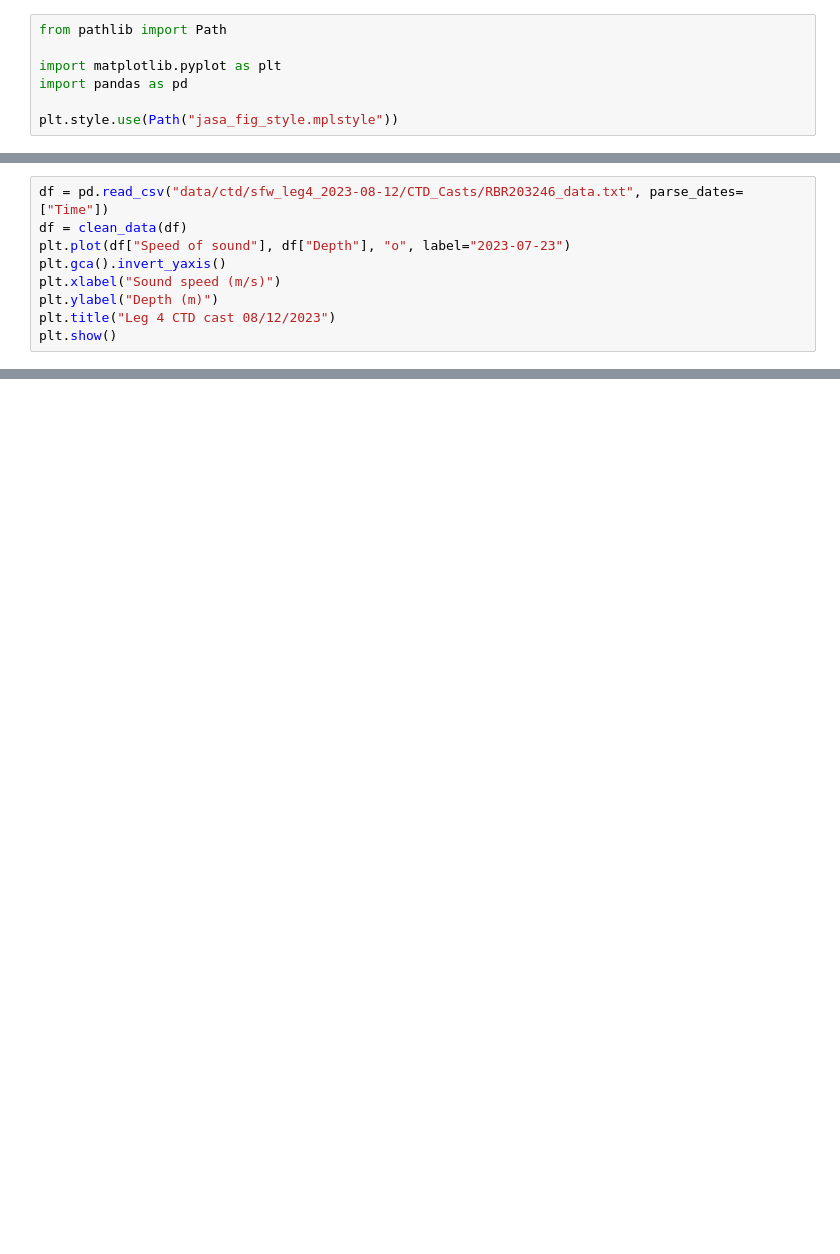
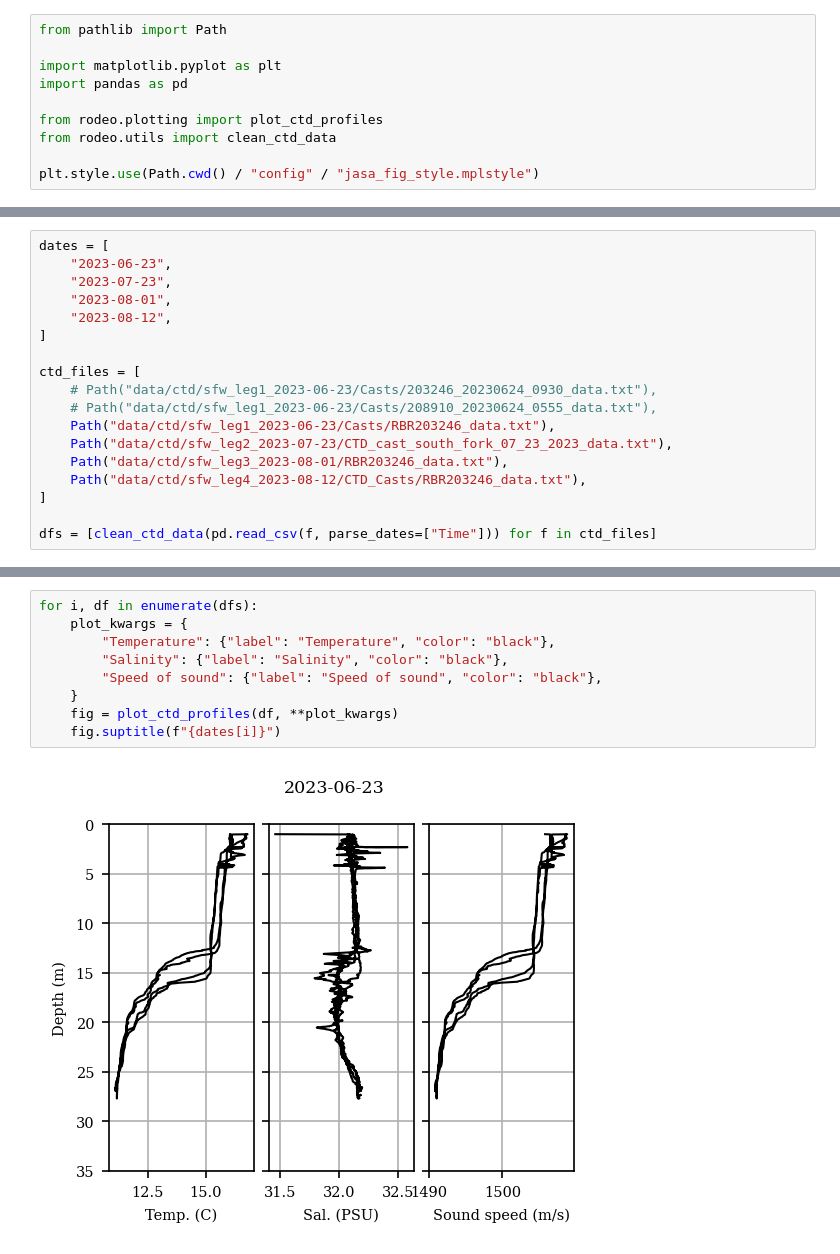
Before and after one commit to NeptuneProjects/RODEO-II_Construction-Soundscape, a Jupyter notebook: scripts/ctd.ipynb, the cells around one changed output, grey strips where cells are left out. Drawn from its saved outputs; the diff is of its cells as text; blank space fills up the shorter version.

Commit message:
Plot all CTD casts

```diff
--- a/scripts/ctd.ipynb
+++ b/scripts/ctd.ipynb
@@ -4,4 +11,7 @@ from pathlib import Path
 import matplotlib.pyplot as plt
 import pandas as pd
 
-plt.style.use(Path("jasa_fig_style.mplstyle"))
+from rodeo.plotting import plot_ctd_profiles
+from rodeo.utils import clean_ctd_data
+
+plt.style.use(Path.cwd() / "config" / "jasa_fig_style.mplstyle")
@@ -54,9 +17,0 @@ plt.show()
-# %%
-df = pd.read_csv("data/ctd/sfw_leg4_2023-08-12/CTD_Casts/RBR203246_data.txt", parse_dates=["Time"])
-df = clean_data(df)
-plt.plot(df["Speed of sound"], df["Depth"], "o", label="2023-07-23")
-plt.gca().invert_yaxis()
-plt.xlabel("Sound speed (m/s)")
-plt.ylabel("Depth (m)")
-plt.title("Leg 4 CTD cast 08/12/2023")
-plt.show()
@@ -62,0 +20,18 @@ plt.show()
+# %%
+dates = [
+    "2023-06-23",
+    "2023-07-23",
+    "2023-08-01",
+    "2023-08-12",
+]
+
+ctd_files = [
+    # Path("data/ctd/sfw_leg1_2023-06-23/Casts/203246_20230624_0930_data.txt"),
+    # Path("data/ctd/sfw_leg1_2023-06-23/Casts/208910_20230624_0555_data.txt"),
+    Path("data/ctd/sfw_leg1_2023-06-23/Casts/RBR203246_data.txt"),
+    Path("data/ctd/sfw_leg2_2023-07-23/CTD_cast_south_fork_07_23_2023_data.txt"),
+    Path("data/ctd/sfw_leg3_2023-08-01/RBR203246_data.txt"),
+    Path("data/ctd/sfw_leg4_2023-08-12/CTD_Casts/RBR203246_data.txt"),
+]
+
+dfs = [clean_ctd_data(pd.read_csv(f, parse_dates=["Time"])) for f in ctd_files]
@@ -62,0 +40,11 @@ plt.show()
+# %%
+for i, df in enumerate(dfs):
+    plot_kwargs = {
+        "Temperature": {"label": "Temperature", "color": "black"},
+        "Salinity": {"label": "Salinity", "color": "black"},
+        "Speed of sound": {"label": "Speed of sound", "color": "black"},
+    }
+    fig = plot_ctd_profiles(df, **plot_kwargs)
+    fig.suptitle(f"{dates[i]}")
+# %% [output]
+[figure, added]
```
Also changed, not shown: parts of 10 cells of this notebook.
